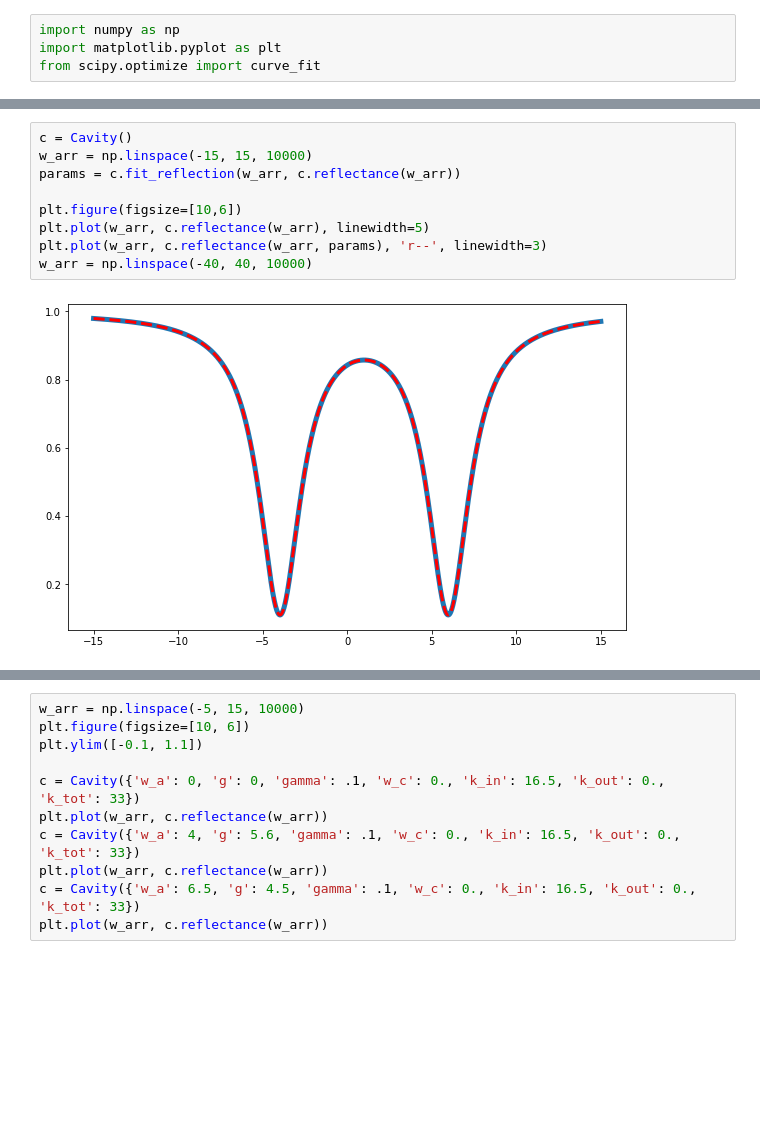
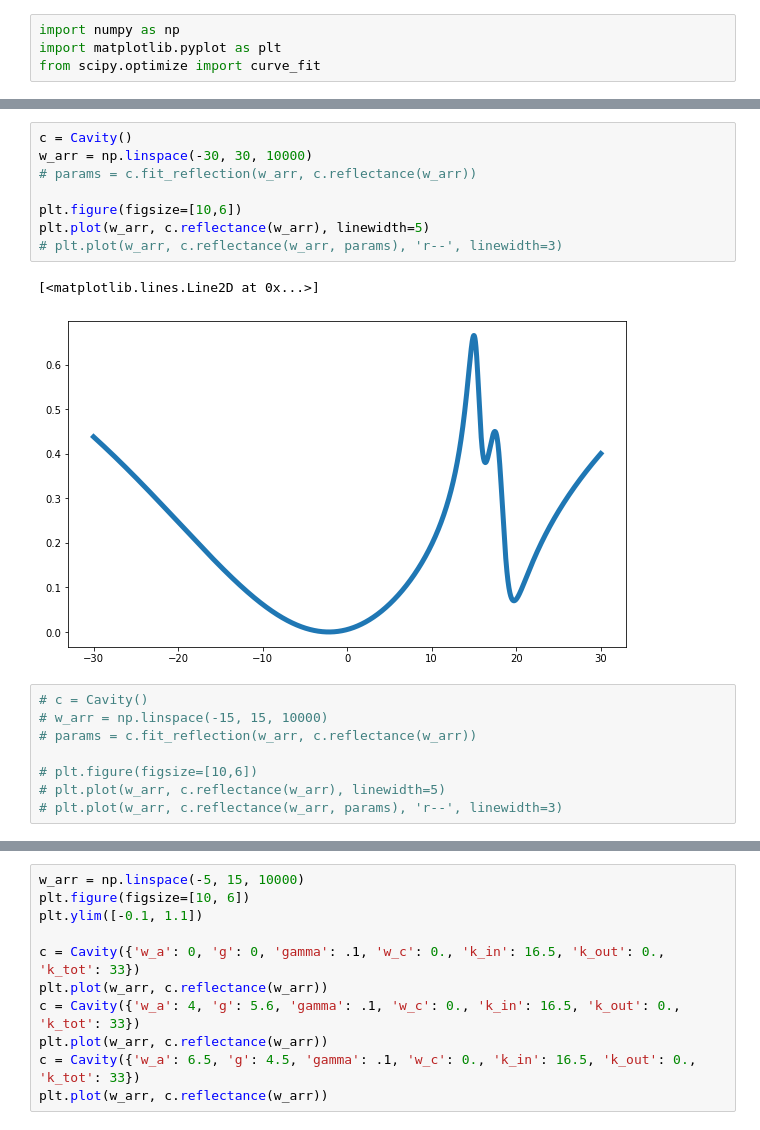
Before and after one commit to huanyanqi/siv-cqed-model, a Jupyter notebook: CavityQED.ipynb, the cells around one changed output, grey strips where cells are left out. Cells and saved outputs as stored; diff of their text form; blank space fills up the shorter version.

```diff
--- a/CavityQED.ipynb
+++ b/CavityQED.ipynb
@@ -57,14 +71,22 @@ class Cavity:
+# %%
+c = Cavity()
+w_arr = np.linspace(-30, 30, 10000)
+# params = c.fit_reflection(w_arr, c.reflectance(w_arr))
+
+plt.figure(figsize=[10,6])
+plt.plot(w_arr, c.reflectance(w_arr), linewidth=5)
+# plt.plot(w_arr, c.reflectance(w_arr, params), 'r--', linewidth=3)
+# %% [output]
+[<matplotlib.lines.Line2D at 0x...>]
+[figure, added]
 # %%
-c = Cavity()
-w_arr = np.linspace(-15, 15, 10000)
-params = c.fit_reflection(w_arr, c.reflectance(w_arr))
+# c = Cavity()
+# w_arr = np.linspace(-15, 15, 10000)
+# params = c.fit_reflection(w_arr, c.reflectance(w_arr))
 
-plt.figure(figsize=[10,6])
-plt.plot(w_arr, c.reflectance(w_arr), linewidth=5)
-plt.plot(w_arr, c.reflectance(w_arr, params), 'r--', linewidth=3)
-w_arr = np.linspace(-40, 40, 10000)
+# plt.figure(figsize=[10,6])
+# plt.plot(w_arr, c.reflectance(w_arr), linewidth=5)
+# plt.plot(w_arr, c.reflectance(w_arr, params), 'r--', linewidth=3)
-# %% [output]
-[figure, removed]
 # %%
 w_arr = np.linspace(-40, 40, 10000)
 plt.figure(figsize=[16, 6])
```
Also changed, not shown: parts of 2 cells of this notebook.
